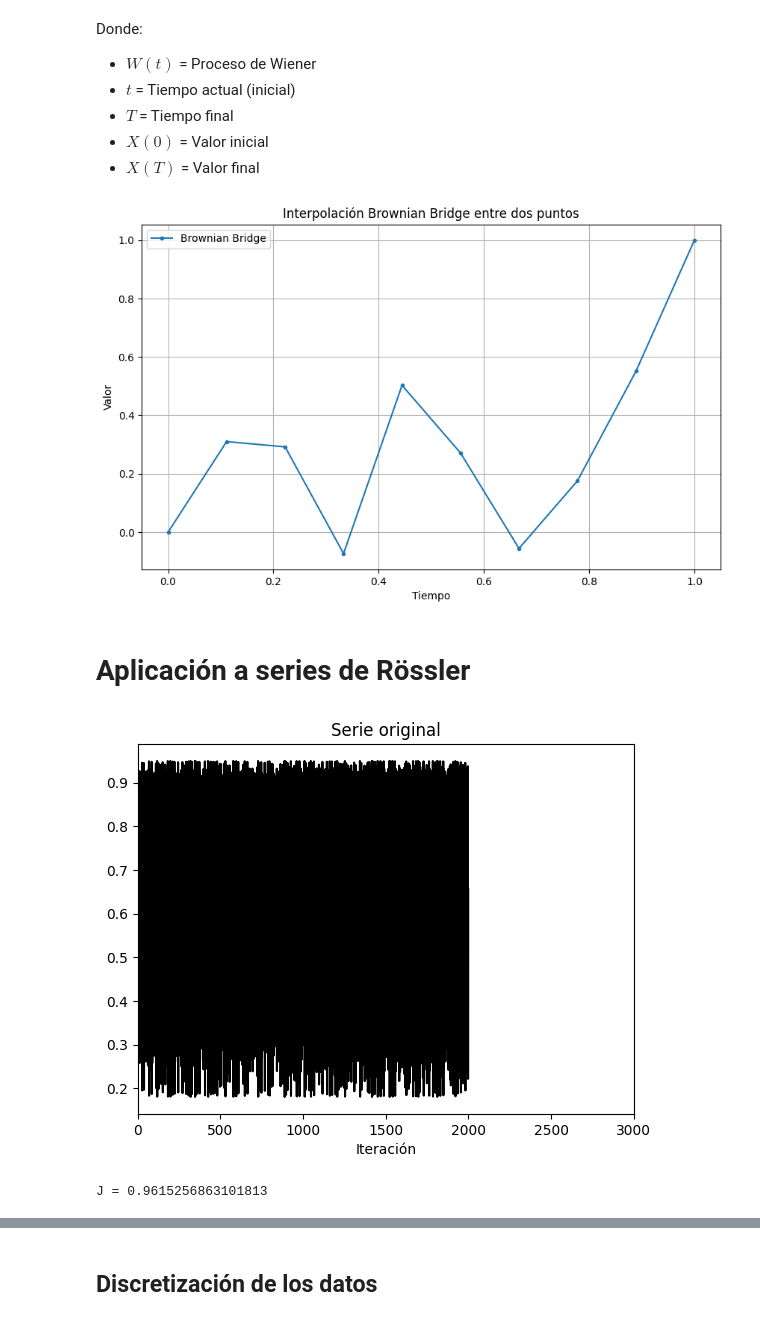
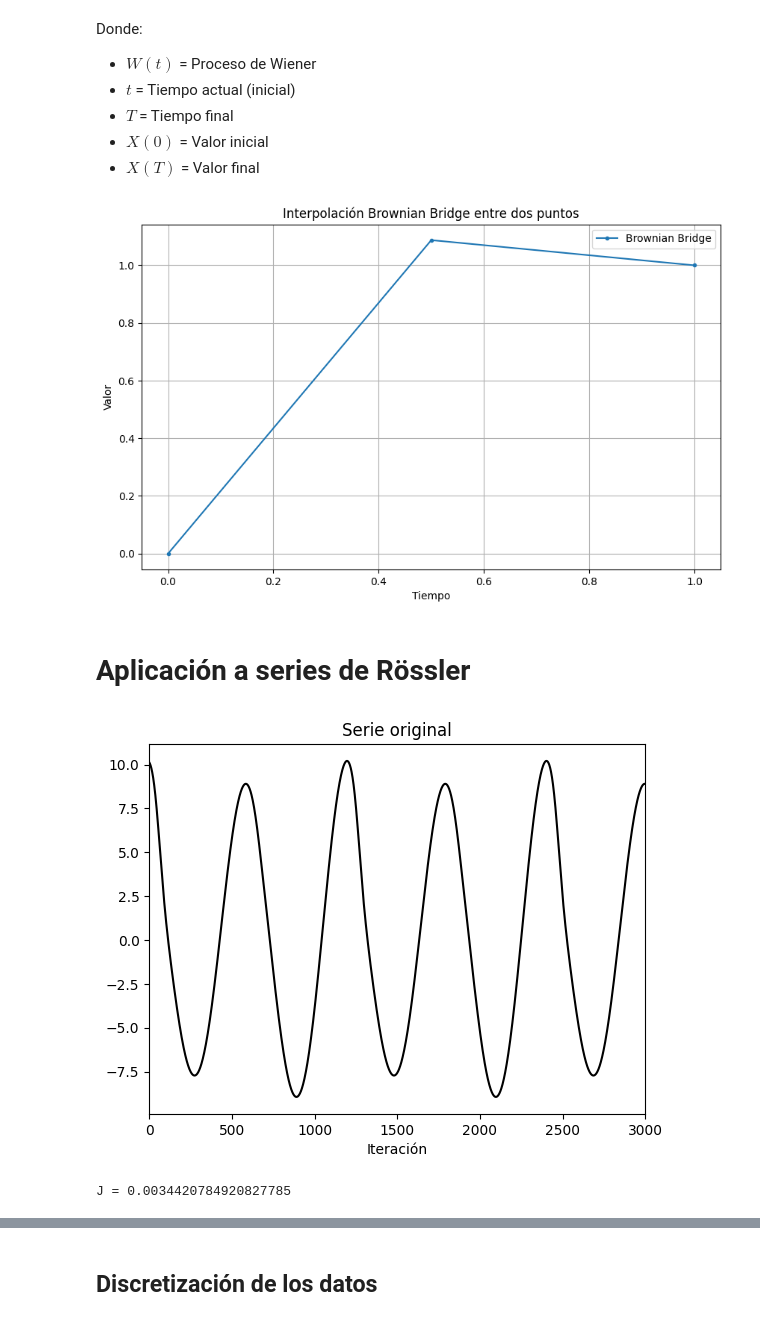
Before and after one commit to EduardoGarcia528/Tesis, a Jupyter notebook: brownian bridge.ipynb, the cells around one changed output, grey strips where cells are left out. Cells and saved outputs as stored; diff of their text form; code cells hidden in the pictures.

```diff
--- a/brownian bridge.ipynb
+++ b/brownian bridge.ipynb
@@ -103,7 +103,7 @@ t0 = 0      # Tiempo inicial
 tT = 1      # Tiempo final
 x0 = 0      # Valor en t0
 xT = 1      # Valor en tT
-n_steps = 10  # Número de pasos en la interpolación
+n_steps = 3  # Número de pasos en la interpolación
 
 # Generar interpolación usando Brownian Bridge
 t, X = brownian_bridge(t0, tT, x0, xT, n_steps)
@@ -120,7 +120,7 @@ plt.legend()
 plt.grid(True)
 plt.show()
 # %% [output]
-[figure, old version]
+[figure, new version]
 # %%
 import numpy as np
 import matplotlib.pyplot as plt
@@ -220,20 +220,20 @@ for _ in range(2000):
     orbit_values.append(x)
 orbit_values = np.array(orbit_values)
 # %%
-# s_0 = np.loadtxt("x_6.0.txt")
-s_0 = orbit_values
+s_0 = np.loadtxt("x_6.0.txt")
+# s_0 = orbit_values
 # s_0 = np.loadtxt("lorenz_x_28.0.txt")
 
 plt.title("Serie original")
 plt.plot(s_0,"k")
 plt.xlim(0,3000)
 plt.xlabel('Iteración')
 plt.show()
 
 print("J =",J_univariante(s_0,1, False))
 # %% [output]
-[figure, old version]
+[figure, new version]
-J = 0.9615256863101813
+J = 0.0034420784920827785
 # %%
 plt.plot(np.angle(np.fft.rfft(s_0)),",")
 # plt.xlim(0,1000)
```
Also changed, not shown: parts of 5 cells of this notebook, 5 other files.
